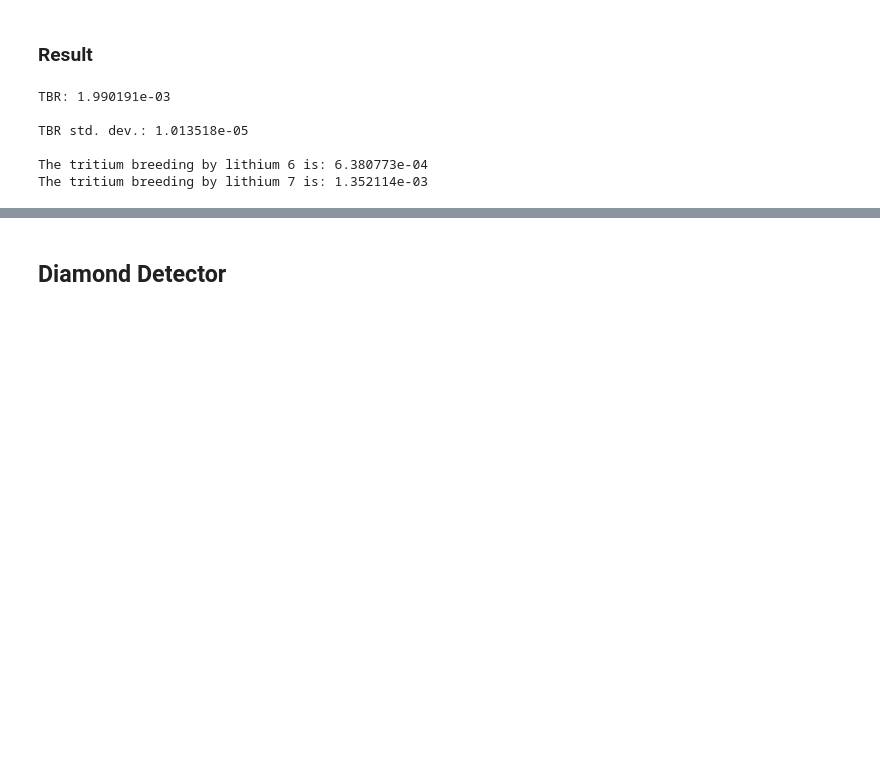
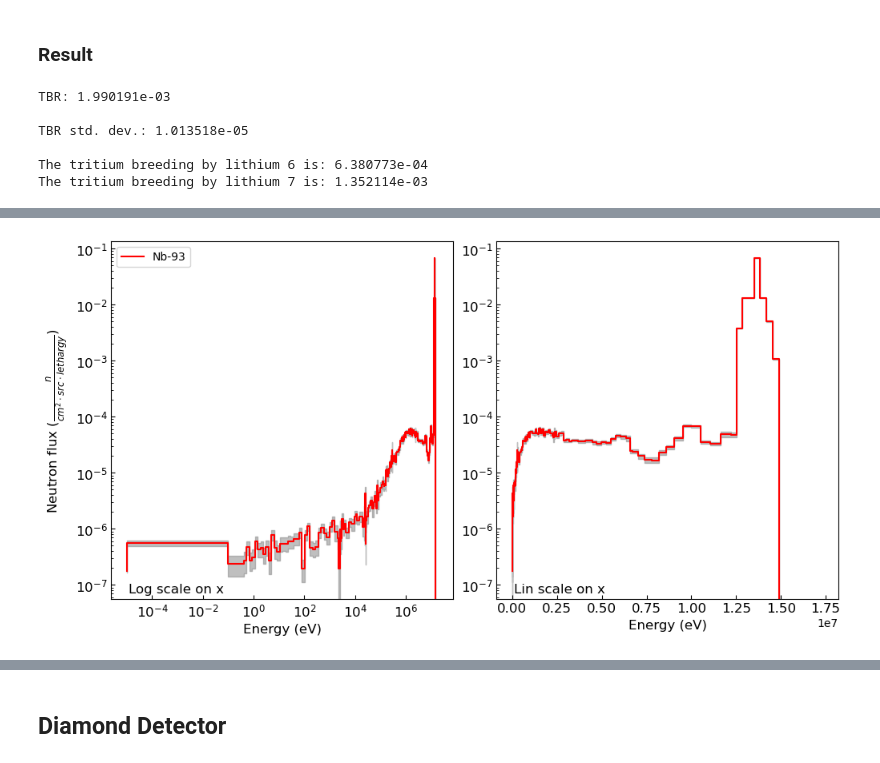
Before and after one commit to LIBRA-project/BABY-1L-run-1, a Jupyter notebook: analysis/neutron/postprocessing.ipynb, the cells around one changed output, grey strips where cells are left out. Drawn from its saved outputs; the diff is of its cells as text; code cells hidden in the pictures; blank space fills up the shorter version.

```diff
--- a/analysis/neutron/postprocessing.ipynb
+++ b/analysis/neutron/postprocessing.ipynb
@@ -215,0 +236,7 @@ helpers.plot_results(zr_current, ylabel=ylabel_n)
+# %%
+act_foils_nb_current['mean'] = act_foils_nb_current['mean'] * -1
+nb_current = helpers.rescale_to_lethargy(act_foils_nb_current, act_foils_surface)
+# %%
+helpers.plot_results(nb_current, ylabel=ylabel_n, label='Nb-93', color='red')
+# %% [output]
+[figure, added]
```
Also changed, not shown: parts of 18 cells of this notebook, 2 other files.
